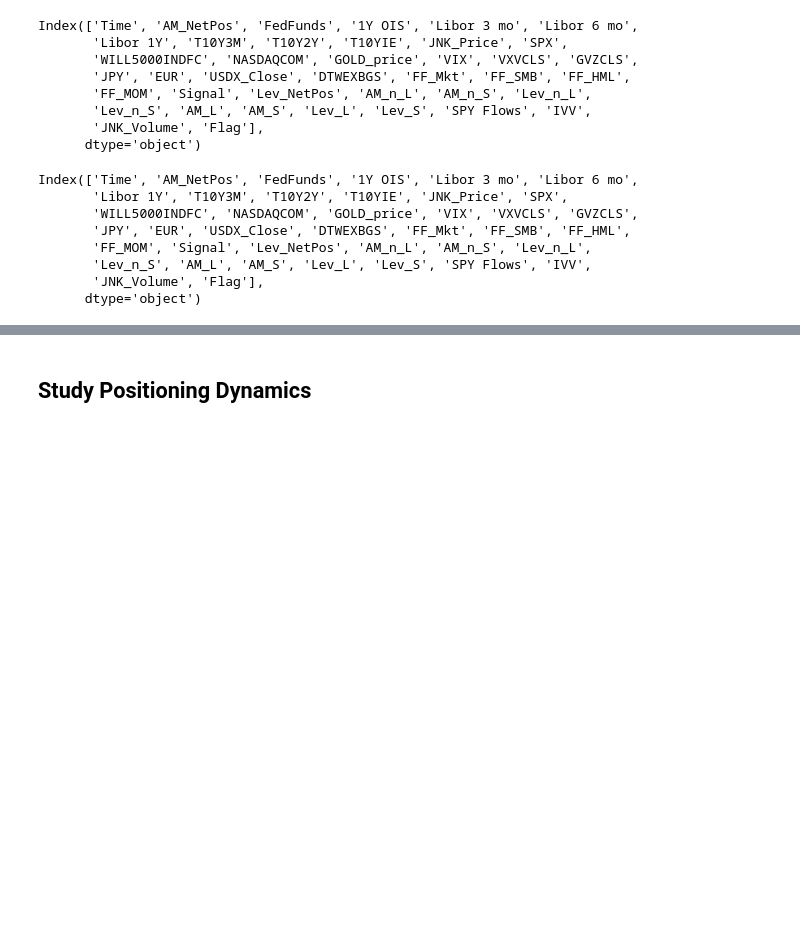
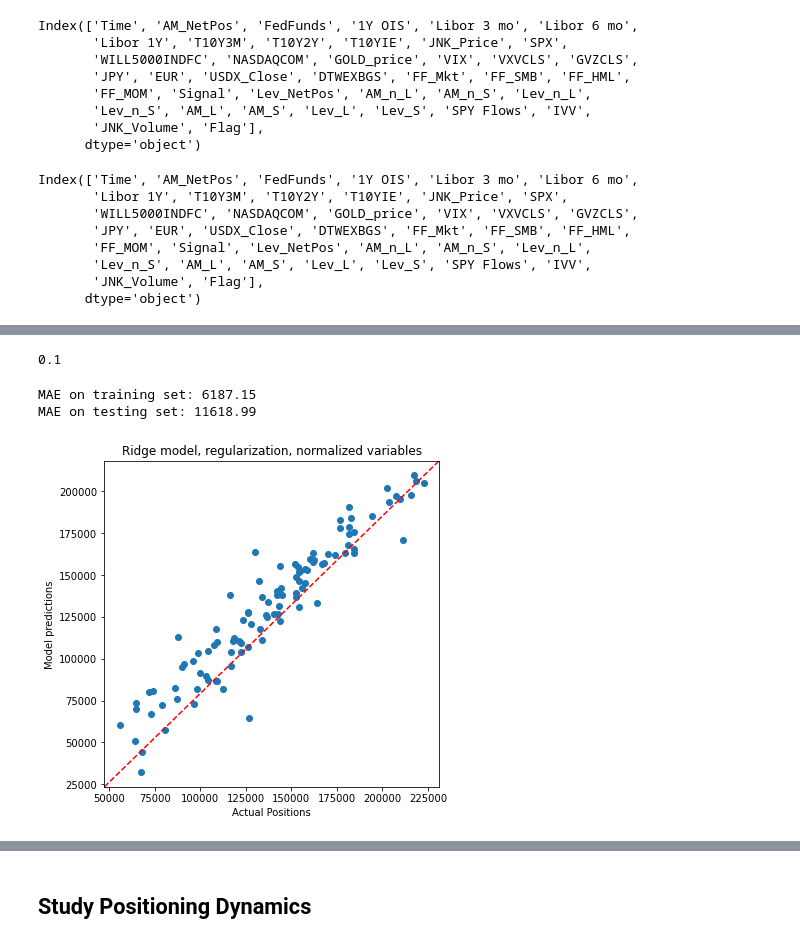
Before and after one commit to sdlwdh/ML-Capstone, a Jupyter notebook: Code/Modeling.ipynb, the cells around one changed output, grey strips where cells are left out. Saved outputs shown, nothing was run; the diff lists cells and outputs as text; code cells hidden in the pictures; blank space fills up the shorter version.

```diff
--- a/Code/Modeling.ipynb
+++ b/Code/Modeling.ipynb
@@ -49,0 +61,3 @@ test_data.drop(['Signal', 'Lev_NetPos', 'Flag'], axis = 1, inplace = True)
+# %%
+p = len(data.columns)
+p
@@ -49,0 +76,7 @@ test_data.drop(['Signal', 'Lev_NetPos', 'Flag'], axis = 1, inplace = True)
+# %%
+time_periods = data['Time']
+X_train = data.iloc[:,2:p-2]
+y_train = data.iloc[:,1]
+
+X_test = test_data.iloc[:,2:p-2]
+y_test = test_data.iloc[:,1]
@@ -49,0 +85,7 @@ test_data.drop(['Signal', 'Lev_NetPos', 'Flag'], axis = 1, inplace = True)
+# %%
+from sklearn.preprocessing import StandardScaler
+from sklearn.metrics import mean_squared_error, mean_absolute_error
+scaler = StandardScaler()
+scaler.fit(X_train)
+X_train_std = scaler.transform(X_train)
+X_test_std = scaler.transform(X_test)
@@ -49,0 +94,4 @@ test_data.drop(['Signal', 'Lev_NetPos', 'Flag'], axis = 1, inplace = True)
+# %%
+from sklearn.linear_model import Ridge, RidgeCV
+ridge = RidgeCV(alphas = np.linspace(0.1,1,100))
+ridge.fit(X_train_std, y_train)
@@ -49,0 +113,24 @@ test_data.drop(['Signal', 'Lev_NetPos', 'Flag'], axis = 1, inplace = True)
+# %%
+ridge.alpha_
+# %% [output]
+0.1
+# %%
+y_pred = ridge.predict(X_train_std)
+mae = mean_absolute_error(y_train, y_pred)
+string_score = f'MAE on training set: {mae:.2f}'
+y_pred = ridge.predict(X_test_std)
+mae = mean_absolute_error(y_test, y_pred)
+string_score += f'\nMAE on testing set: {mae:.2f}'
+
+fig, ax = plt.subplots(figsize=(6, 6))
+plt.scatter(y_test, y_pred)
+ax.plot([0, 1], [0, 1], transform=ax.transAxes, ls="--", c="red")
+
+plt.title('Ridge model, regularization, normalized variables')
+plt.ylabel('Model predictions')
+plt.xlabel('Actual Positions')
+print(string_score)
+# %% [output]
+MAE on training set: 6187.15
+MAE on testing set: 11618.99
+[figure, added]
```
Also changed, not shown: parts of 25 cells of this notebook.
